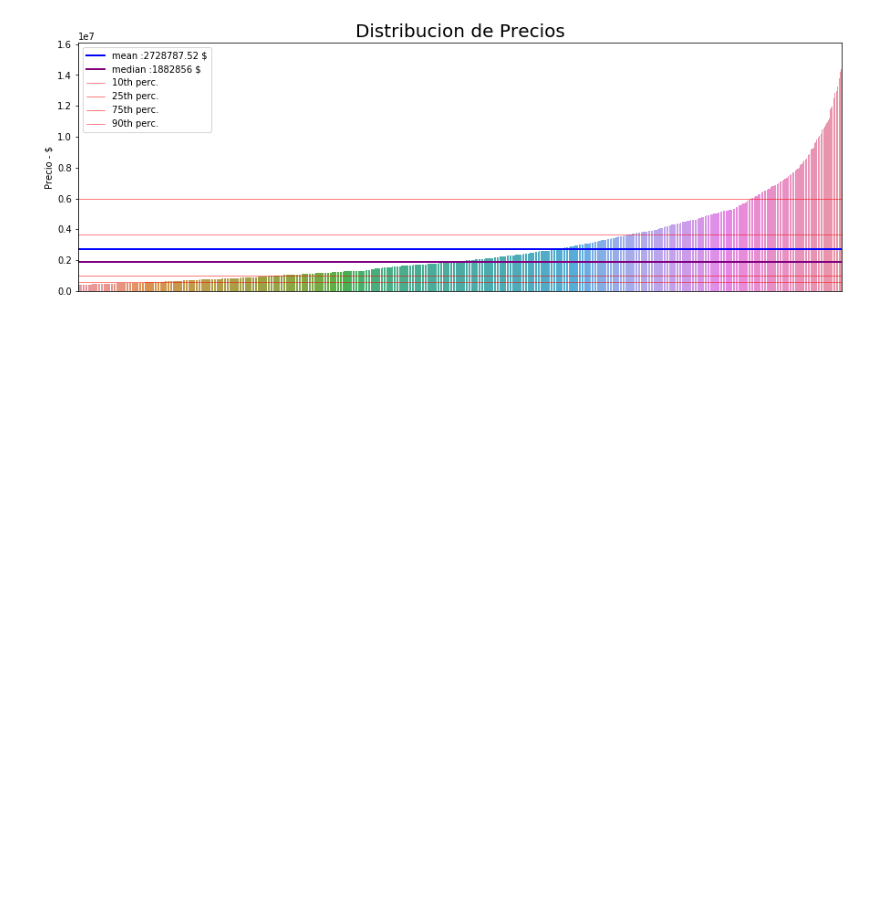
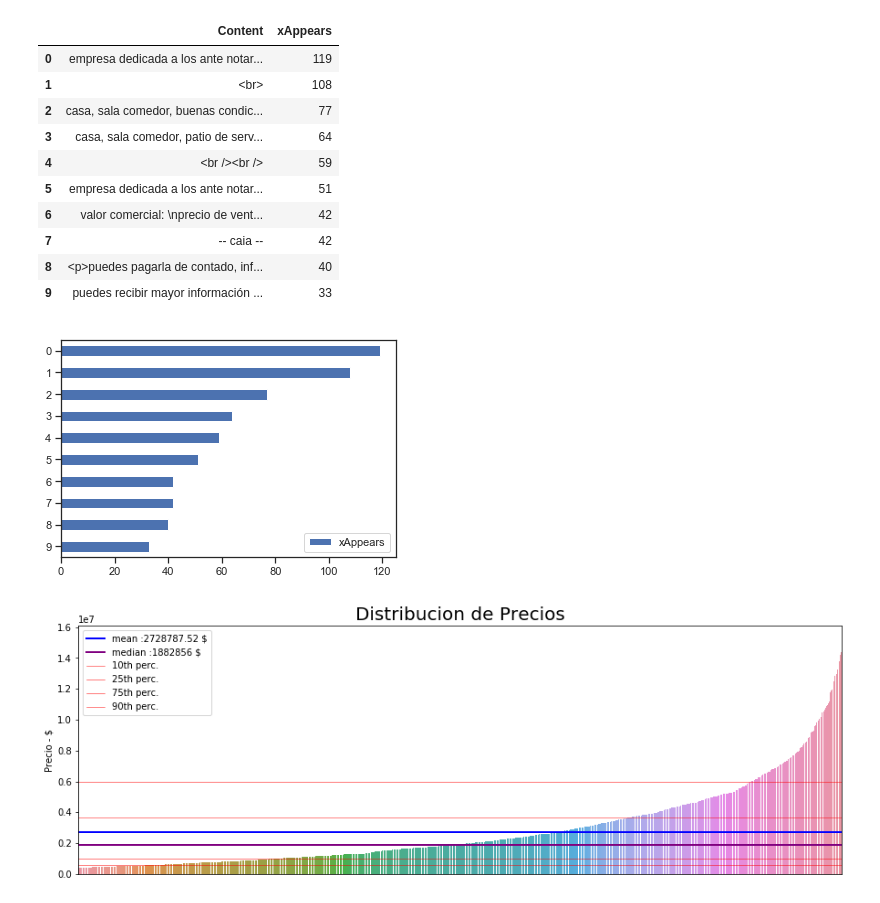
Before and after one commit to blukitas/groupby-banco-, a Jupyter notebook: Tp1/01.tp_ni.ipynb, the cells around one changed output. Drawn from its saved outputs; the diff is of its cells as text; code cells hidden in the pictures; blank space fills up the shorter version.

```diff
--- a/Tp1/01.tp_ni.ipynb
+++ b/Tp1/01.tp_ni.ipynb
@@ -78,0 +156,20 @@ zp17= df.loc[df.year==2017]
+# %%
+desc_unicas = df['descripcion'].value_counts().to_dict()
+# %%
+desc_df = pd.DataFrame(list(desc_unicas.items()), columns=['Content', 'xAppears'])
+# %%
+desc_df.sort_values(by='xAppears', ascending=True).tail(10).plot(kind='barh')
+desc_df.sort_values(by='xAppears', ascending=False).head(10)
+# %% [output]
+|  | Content | xAppears |
+| 0 | empresa dedicada a los ante notar... | 119 |
+| 1 | <br> | 108 |
+| 2 | casa, sala comedor, buenas condic... | 77 |
+| 3 | casa, sala comedor, patio de serv... | 64 |
+| 4 | <br /><br /> | 59 |
+| 5 | empresa dedicada a los ante notar... | 51 |
+| 6 | valor comercial: \nprecio de vent... | 42 |
+| 7 | -- caia -- | 42 |
+| 8 | <p>puedes pagarla de contado, inf... | 40 |
+| 9 | puedes recibir mayor información ... | 33 |
+[figure, added]
```
Also changed, not shown: parts of 36 cells of this notebook.
